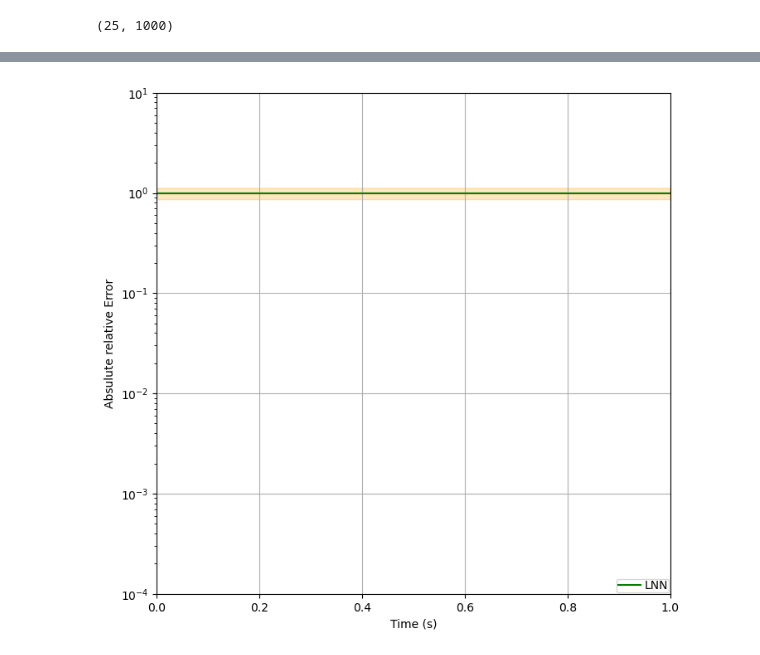
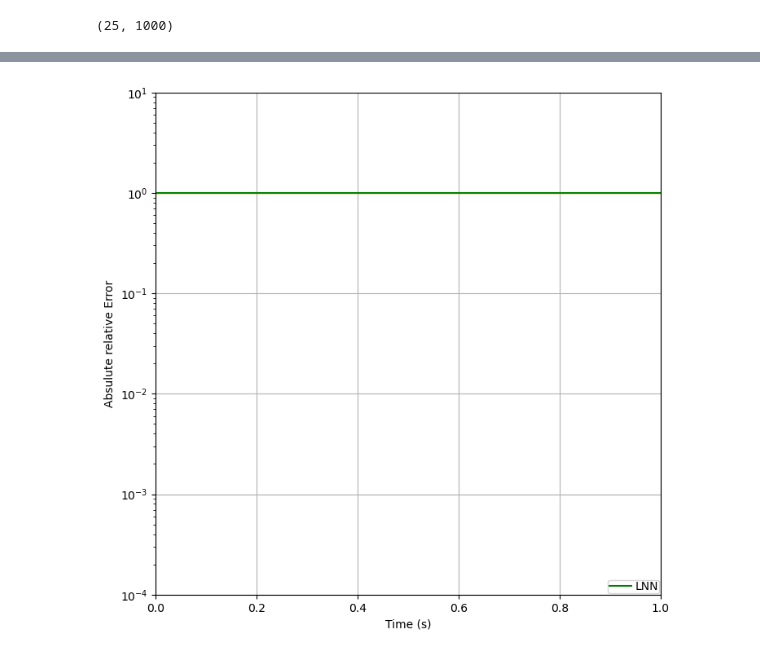
Before and after one commit to TapasTripura/Bayesian-Lagrangian-Discovery, a Jupyter notebook: HNN/analyze-cqd.ipynb, the cells around one changed output, grey strips where cells are left out. Saved outputs shown, nothing was run; the diff lists cells and outputs as text; code cells hidden in the pictures.

```diff
--- a/HNN/analyze-cqd.ipynb
+++ b/HNN/analyze-cqd.ipynb
@@ -233,21 +233,21 @@ L2 error: HNN-- 99.34833802641948
 # %%
 fig4 = plt.figure(figsize=(8,8), dpi=100)
 plt.plot( np.linspace(0, 1, 1000), mean_HNN, 'g' , label='LNN' )
-plt.fill_between(np.linspace(0, 1, 1000), mean_HNN-(95*(1/np.sqrt(samples))*std_HNN),
-                 mean_HNN+(95*(1/np.sqrt(samples))*std_HNN),
+plt.fill_between(np.linspace(0, 1, 1000), mean_HNN-(1/np.sqrt(samples))*std_HNN,
+                 mean_HNN+(1/np.sqrt(samples))*std_HNN,
                  color='orange', alpha=0.25)
 
 plt.ylabel('Absulute relative Error')
 plt.xlabel('Time (s)')
 plt.yscale('log')
 plt.ylim([1e-4,10])
 plt.legend(loc=4, labelspacing=0.1, borderaxespad=0.1, handletextpad=0.3, borderpad=0.1)
 plt.margins(0)
 plt.grid(True)
 
 # fig4.savefig('Error_nonlin_total_energy.pdf', format='pdf', dpi=600, bbox_inches='tight')
 # %% [output]
-[figure, old version]
+[figure, new version]
 # %%
 from scipy import io as sio
 # %%
```
Also changed, not shown: parts of 2 cells of this notebook, 2 other files.
